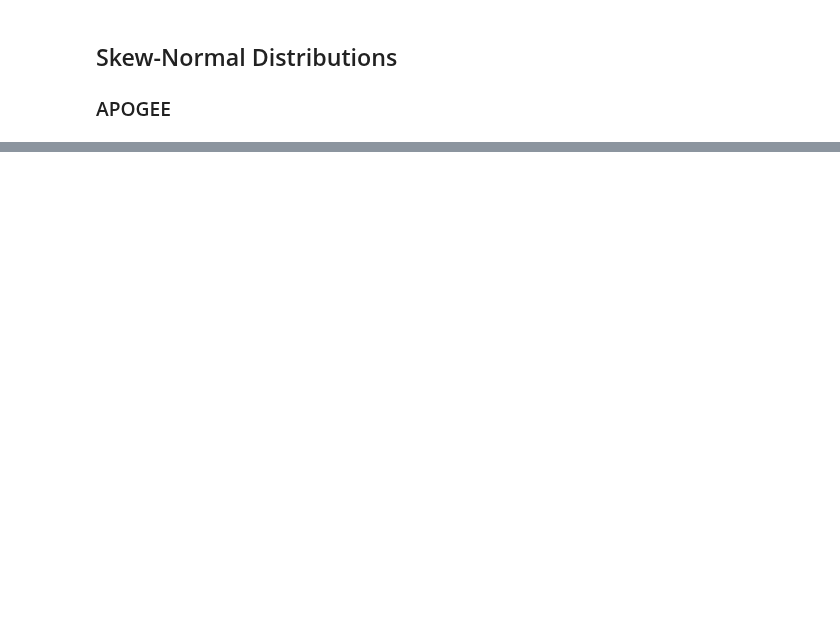
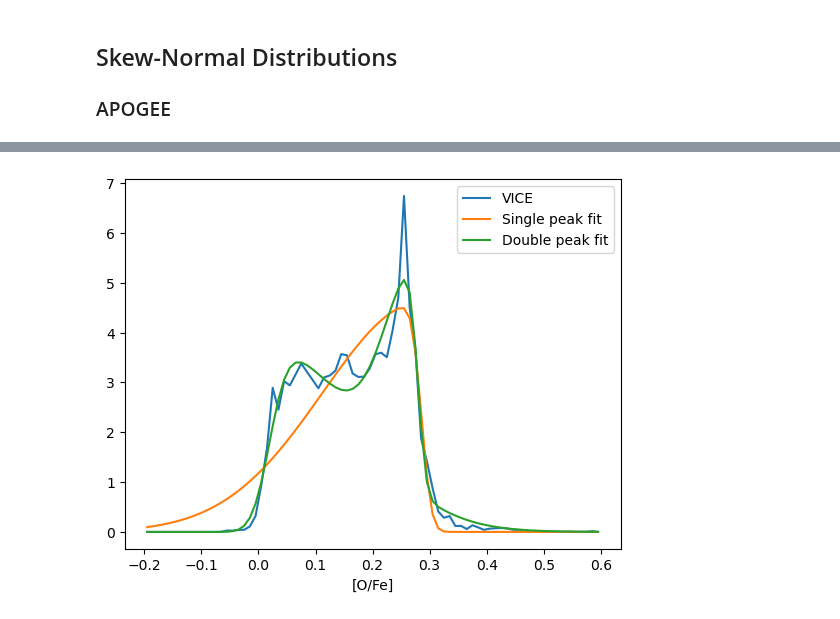
Before and after one commit to lodubay/galactic-dtd, a Jupyter notebook: notebooks/bimodality_test.ipynb, the cells around one changed output, grey strips where cells are left out. Saved outputs shown, nothing was run; the diff lists cells and outputs as text; code cells hidden in the pictures; blank space fills up the shorter version.

```diff
--- a/notebooks/bimodality_test.ipynb
+++ b/notebooks/bimodality_test.ipynb
@@ -520,0 +619,6 @@ fit2 = one_gaussian(ofe_arr, *popt2)
+# %%
+odf, bin_edges = vice_mdf(vice_twopeak, col='[o/fe]',
+                          galr_lim=(3, 9), absz_lim=(0.5, 1),
+                          xlim=(-0.2, 0.6), bin_width=0.01, smoothing=False)
+dx = bin_edges[1] - bin_edges[0]
+ofe_arr = get_bin_centers(bin_edges)
@@ -520,0 +649,10 @@ fit2 = one_gaussian(ofe_arr, *popt2)
+# %%
+fig, ax = plt.subplots()
+ax.plot(ofe_arr, odf, label='VICE')
+ax.plot(ofe_arr, fit1, label='Single peak fit')
+ax.plot(ofe_arr, fit2, label='Double peak fit')
+ax.legend(loc='upper right')
+ax.set_xlabel('[O/Fe]')
+plt.show()
+# %% [output]
+[figure, added]
```
Also changed, not shown: parts of 19 cells of this notebook, 2 other files.
